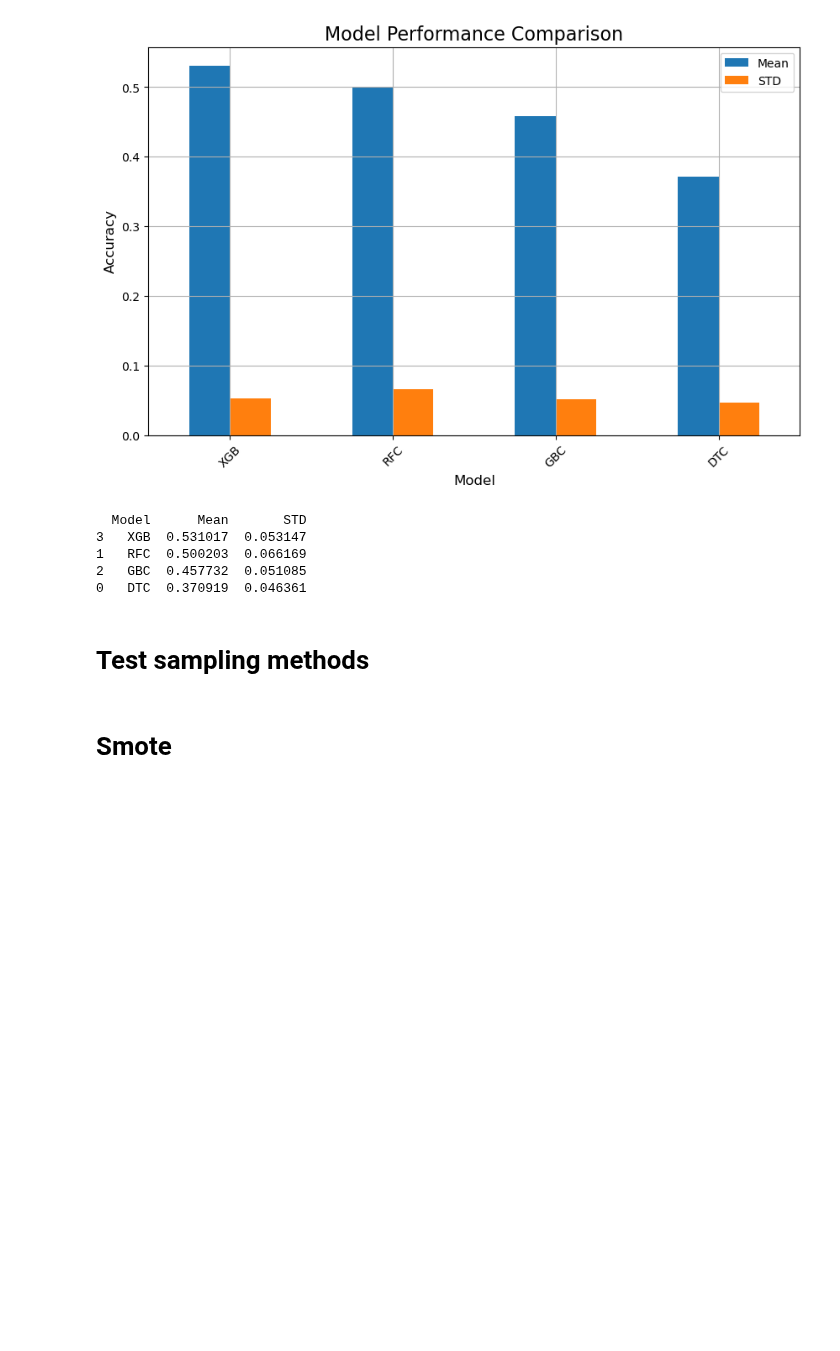
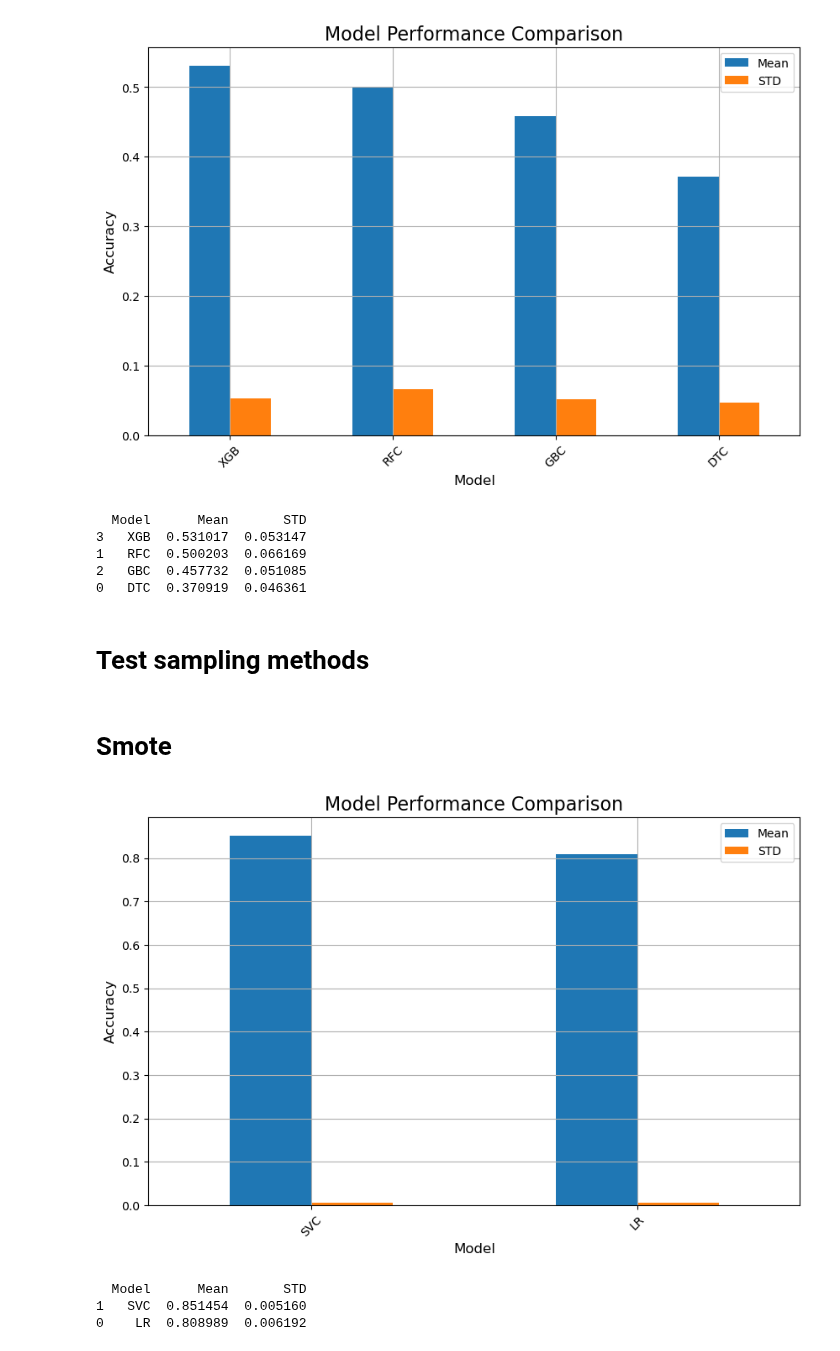
Before and after one commit to MaukanMir/-Pulsar-Classfication-Prediction, a Jupyter notebook: training.ipynb, the cells around one changed output. Drawn from its saved outputs; the diff is of its cells as text; code cells hidden in the pictures; blank space fills up the shorter version.

```diff
--- a/training.ipynb
+++ b/training.ipynb
@@ -355,3 +355,12 @@ testing_selected_models(model_names, models, X, y, sampled=False)
 # Smote
 # %%
 X_smote, y_smote = get_over_sampling_methods("SMOTE", X, y)
+# %%
+model_names = ["LR", "SVC"]
+models = get_selected_models(model_names)
+testing_selected_models(model_names, models, X_smote, y_smote, sampled=True)
+# %% [output]
+[figure, added]
+  Model      Mean       STD
+1   SVC  0.851454  0.005160
+0    LR  0.808989  0.006192
```
Also changed, not shown: parts of 5 cells of this notebook.
